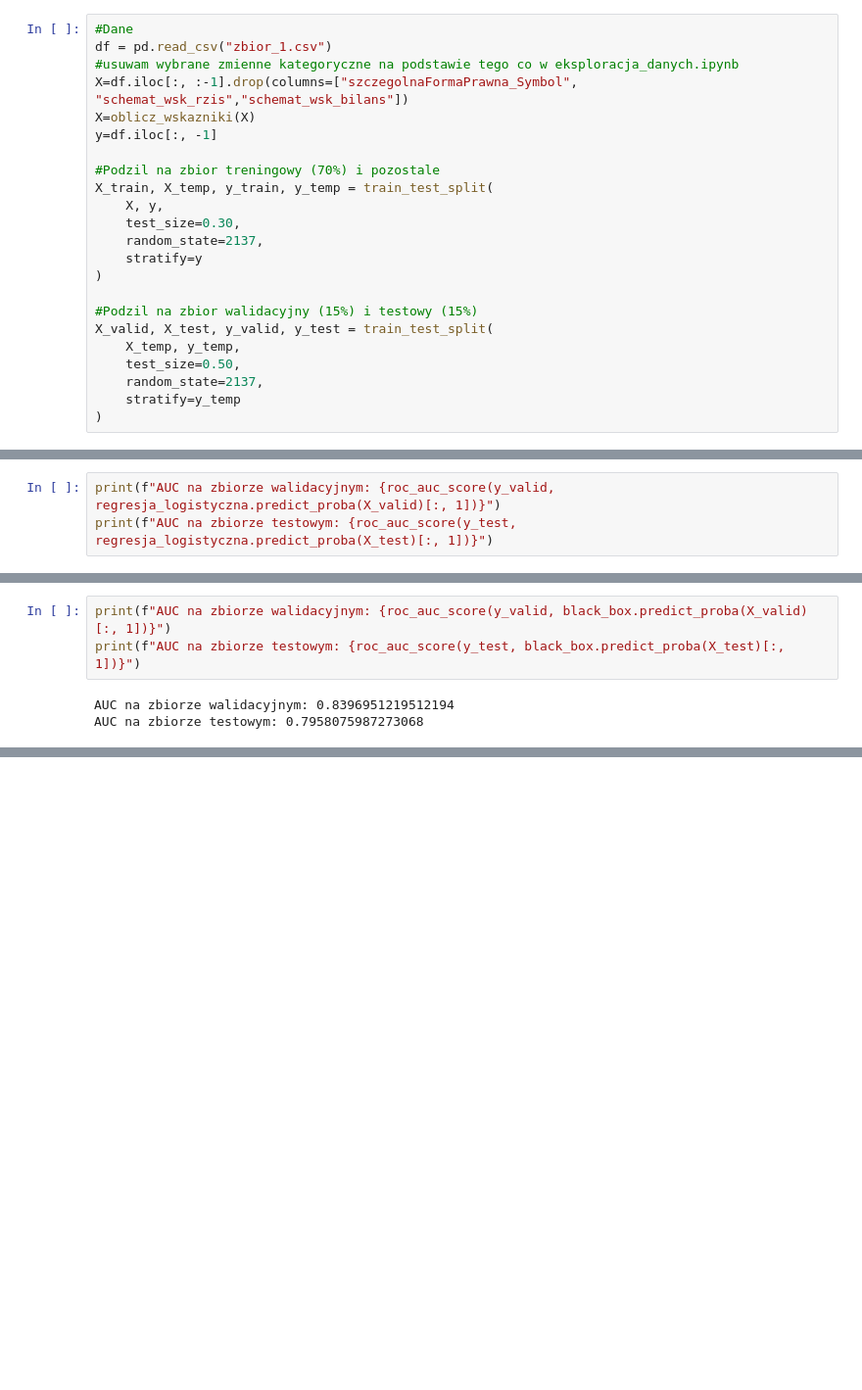
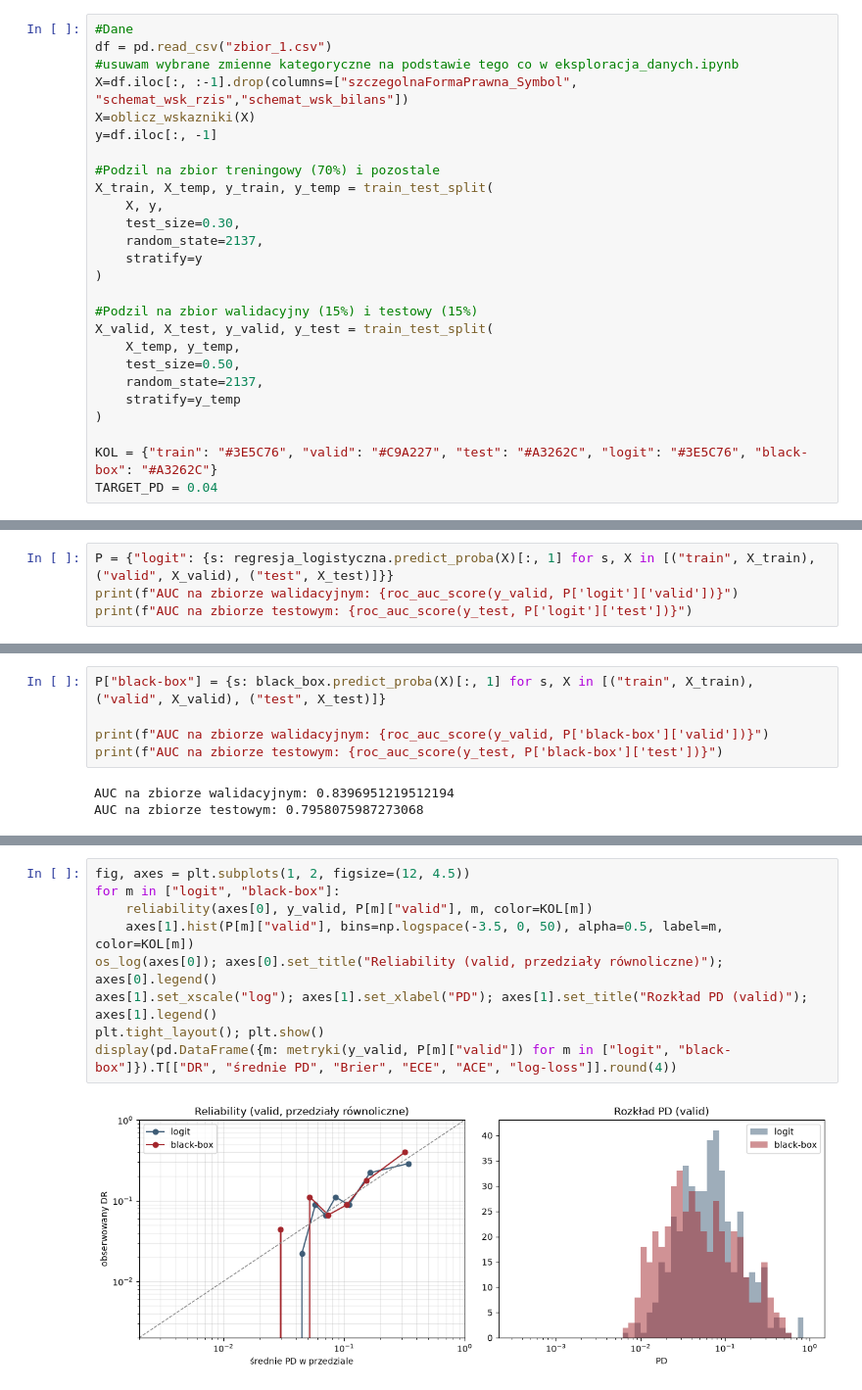
Before and after one commit to NorbertTrojan/Malysz_1, a Jupyter notebook: finalne_modele.ipynb, the cells around one changed output, grey strips where cells are left out. Shown at 98% size. Drawn from its saved outputs; the diff is of its cells as text; blank space fills up the shorter version.

```diff
--- a/finalne_modele.ipynb
+++ b/finalne_modele.ipynb
@@ -41,6 +47,9 @@ X_valid, X_test, y_valid, y_test = train_test_split(
     random_state=2137,
     stratify=y_temp
 )
+
+KOL = {"train": "#3E5C76", "valid": "#C9A227", "test": "#A3262C", "logit": "#3E5C76", "black-box": "#A3262C"}
+TARGET_PD = 0.04
 # %% [markdown]
 # Finalny model regresji
 # %%
@@ -95,8 +104,9 @@ np.sum(betas>0)
 # %% [output]
 np.int64(0)
 # %%
-print(f"AUC na zbiorze walidacyjnym: {roc_auc_score(y_valid, regresja_logistyczna.predict_proba(X_valid)[:, 1])}")
-print(f"AUC na zbiorze testowym: {roc_auc_score(y_test, regresja_logistyczna.predict_proba(X_test)[:, 1])}")
+P = {"logit": {s: regresja_logistyczna.predict_proba(X)[:, 1] for s, X in [("train", X_train), ("valid", X_valid), ("test", X_test)]}}
+print(f"AUC na zbiorze walidacyjnym: {roc_auc_score(y_valid, P['logit']['valid'])}")
+print(f"AUC na zbiorze testowym: {roc_auc_score(y_test, P['logit']['test'])}")
 # %% [output]
 AUC na zbiorze walidacyjnym: 0.8060975609756098
 AUC na zbiorze testowym: 0.7806475762680142
@@ -137,8 +172,10 @@ Pipeline(steps=[('przygotowanie_cech',
                                multi_strategy=None, n_estimators=400,
                                n_jobs=None, num_parallel_tree=None, ...))])
 # %%
-print(f"AUC na zbiorze walidacyjnym: {roc_auc_score(y_valid, black_box.predict_proba(X_valid)[:, 1])}")
-print(f"AUC na zbiorze testowym: {roc_auc_score(y_test, black_box.predict_proba(X_test)[:, 1])}")
+P["black-box"] = {s: black_box.predict_proba(X)[:, 1] for s, X in [("train", X_train), ("valid", X_valid), ("test", X_test)]}
+
+print(f"AUC na zbiorze walidacyjnym: {roc_auc_score(y_valid, P['black-box']['valid'])}")
+print(f"AUC na zbiorze testowym: {roc_auc_score(y_test, P['black-box']['test'])}")
 # %% [output]
 AUC na zbiorze walidacyjnym: 0.8396951219512194
 AUC na zbiorze testowym: 0.7958075987273068
@@ -144,0 +317,11 @@ AUC na zbiorze testowym: 0.7958075987273068
+# %%
+fig, axes = plt.subplots(1, 2, figsize=(12, 4.5))
+for m in ["logit", "black-box"]:
+    reliability(axes[0], y_valid, P[m]["valid"], m, color=KOL[m])
+    axes[1].hist(P[m]["valid"], bins=np.logspace(-3.5, 0, 50), alpha=0.5, label=m, color=KOL[m])
+os_log(axes[0]); axes[0].set_title("Reliability (valid, przedziały równoliczne)"); axes[0].legend()
+axes[1].set_xscale("log"); axes[1].set_xlabel("PD"); axes[1].set_title("Rozkład PD (valid)"); axes[1].legend()
+plt.tight_layout(); plt.show()
+display(pd.DataFrame({m: metryki(y_valid, P[m]["valid"]) for m in ["logit", "black-box"]}).T[["DR", "średnie PD", "Brier", "ECE", "ACE", "log-loss"]].round(4))
+# %% [output]
+[figure, added]
```
Also changed, not shown: parts of 13 cells of this notebook.
